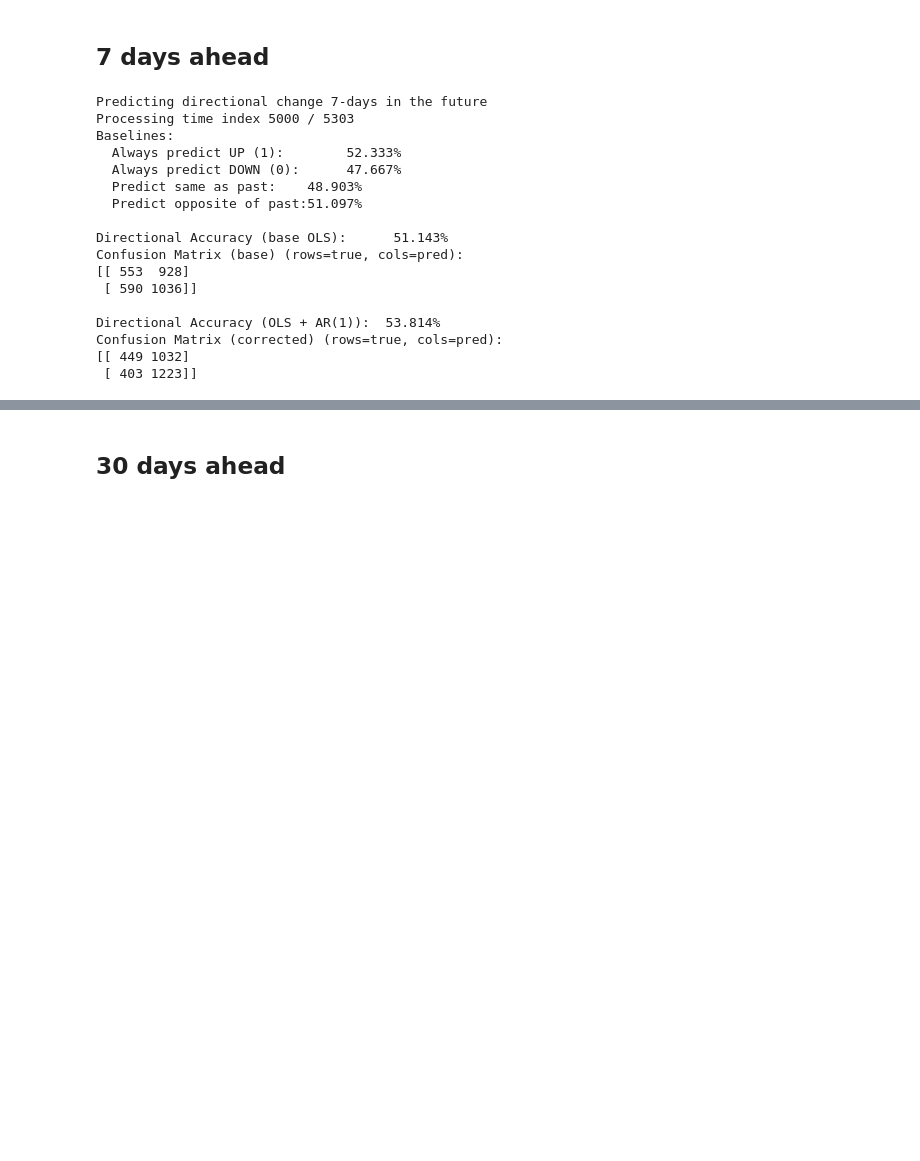
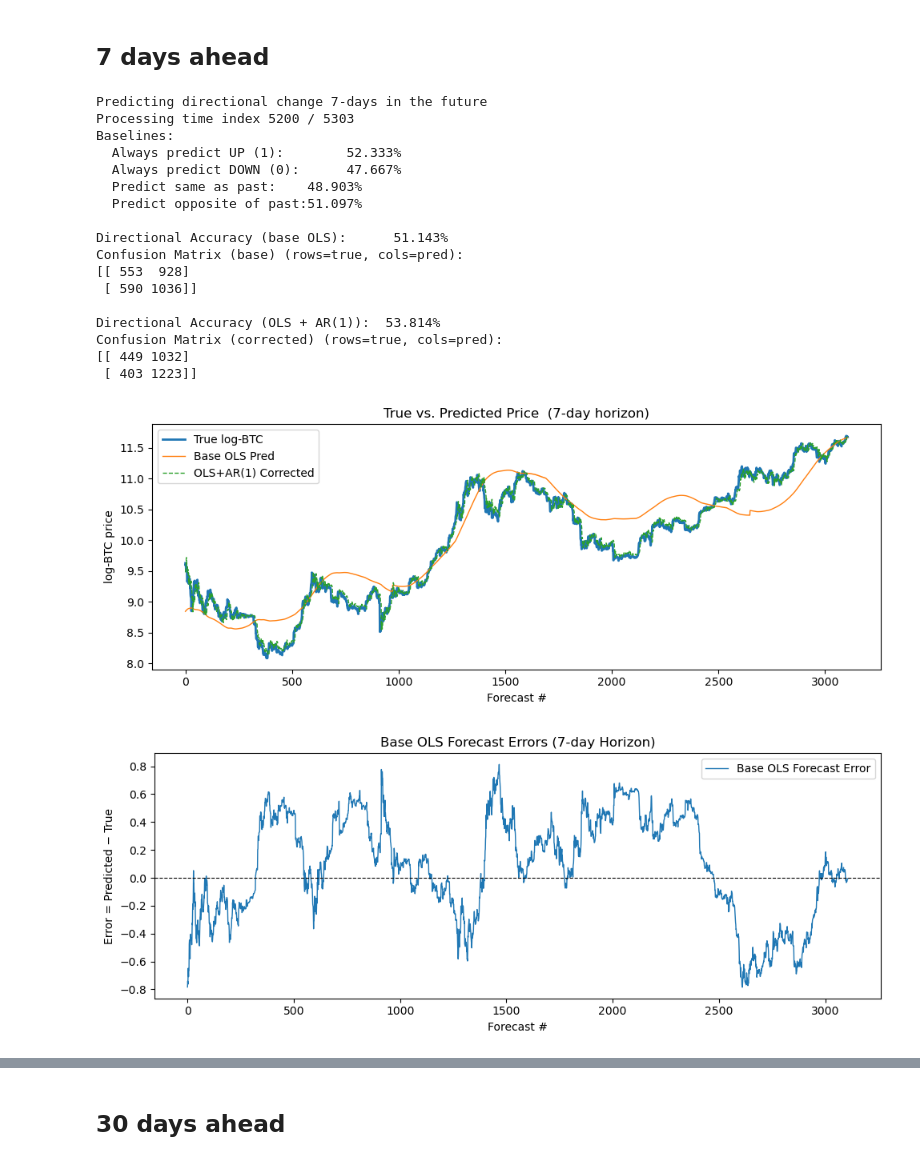
Before and after one commit to DDeepuS/bitcoin-price-prediction, a Jupyter notebook: Notebooks/Autocorrelation.ipynb, the cells around one changed output, grey strips where cells are left out. Cells and saved outputs as stored; diff of their text form; code cells hidden in the pictures; blank space fills up the shorter version.

```diff
--- a/Notebooks/Autocorrelation.ipynb
+++ b/Notebooks/Autocorrelation.ipynb
@@ -557,6 +685,12 @@ data["Delta_true"] = np.where(
 y_true      = []
 y_pred_base = []
 y_pred_ar1  = []
+
+y_t_list = []
+y_td_true_list      = []
+y_td_hat_base_list  = []
+y_td_hat_ar1_list   = []
+
 
 min_train = 365 * 6
 n = len(data)
@@ -602,6 +736,12 @@ for t in range(min_train, n - Days):
     y_pred_base.append(1 if y_td_hat_base  > y_t_hat_base  else 0)
     y_pred_ar1.append( 1 if y_td_hat_ar1 > y_t_hat_ar1 else 0)
 
+    # --- store for later plotting ---
+    y_t_list.append(data.iloc[t]["log_BTC"])
+    y_td_true_list.append(data.iloc[t + Days]["log_BTC"])
+    y_td_hat_base_list.append(y_td_hat_base)
+    y_td_hat_ar1_list.append(y_td_hat_ar1)
+
 always1_acc = np.mean(y_true)
 
 # 2) Always predict “0” (price goes down or stays)
@@ -629,31 +769,75 @@ print(f"  Predict opposite of past:{opp_lag_acc:.3%}")
 # Evaluation
 acc_base = accuracy_score(y_true, y_pred_base)
 acc_ar1  = accuracy_score(y_true, y_pred_ar1)
 cm_base  = confusion_matrix(y_true, y_pred_base)
 cm_ar1   = confusion_matrix(y_true, y_pred_ar1)
 
 print(f"\nDirectional Accuracy (base OLS):      {acc_base:.3%}")
 print("Confusion Matrix (base) (rows=true, cols=pred):")
 print(cm_base)
 
 print(f"\nDirectional Accuracy (OLS + AR(1)):  {acc_ar1:.3%}")
 print("Confusion Matrix (corrected) (rows=true, cols=pred):")
 print(cm_ar1)
+
+# Convert to arrays (optional)
+x = np.arange(len(y_td_true_list))
+
+plt.figure(figsize=(10,4))
+plt.plot(x, y_td_true_list,      label="True log-BTC",       linewidth=2)
+plt.plot(x, y_td_hat_base_list,  label="Base OLS Pred",       linewidth=1)
+plt.plot(x, y_td_hat_ar1_list,   label="OLS+AR(1) Corrected", linewidth=1, linestyle="--")
+
+plt.xlabel("Forecast #")
+plt.ylabel("log-BTC price")
+plt.title(f"True vs. Predicted Price  ({Days}-day horizon)")
+plt.legend()
+plt.tight_layout()
+plt.show()
+
+errors_base = np.array(y_td_hat_base_list) - np.array(y_td_true_list)
+
+# plot
+plt.figure(figsize=(10,4))
+plt.plot(errors_base, label="Base OLS Forecast Error", linewidth=1)
+plt.axhline(0, color="k", linestyle="--", linewidth=0.8)
+plt.xlabel("Forecast #")
+plt.ylabel("Error = Predicted − True")
+plt.title(f"Base OLS Forecast Errors ({Days}-day Horizon)")
+plt.legend()
+plt.tight_layout()
+plt.show()
+
+
+errors_ar1 = np.array(y_td_hat_ar1_list) - np.array(y_td_true_list)
+
+# plot
+plt.figure(figsize=(10,4))
+plt.plot(errors_ar1, label="AR(1) Forecast Error", linewidth=1)
+plt.axhline(0, color="k", linestyle="--", linewidth=0.8)
+plt.xlabel("Forecast #")
+plt.ylabel("Error = Predicted − True")
+plt.title(f"AR(1)-Corrected Forecast Errors ({Days}-day Horizon)")
+plt.legend()
+plt.tight_layout()
+plt.show()
 # %% [output]
 Predicting directional change 7-days in the future
-Processing time index 5000 / 5303
+Processing time index 5200 / 5303
 Baselines:
   Always predict UP (1):        52.333%
   Always predict DOWN (0):      47.667%
   Predict same as past:    48.903%
   Predict opposite of past:51.097%
 
 Directional Accuracy (base OLS):      51.143%
 Confusion Matrix (base) (rows=true, cols=pred):
 [[ 553  928]
  [ 590 1036]]
 
 Directional Accuracy (OLS + AR(1)):  53.814%
 Confusion Matrix (corrected) (rows=true, cols=pred):
 [[ 449 1032]
  [ 403 1223]]
+[figure, added]
+[figure, added]
```
Also changed, not shown: parts of 14 cells of this notebook.
